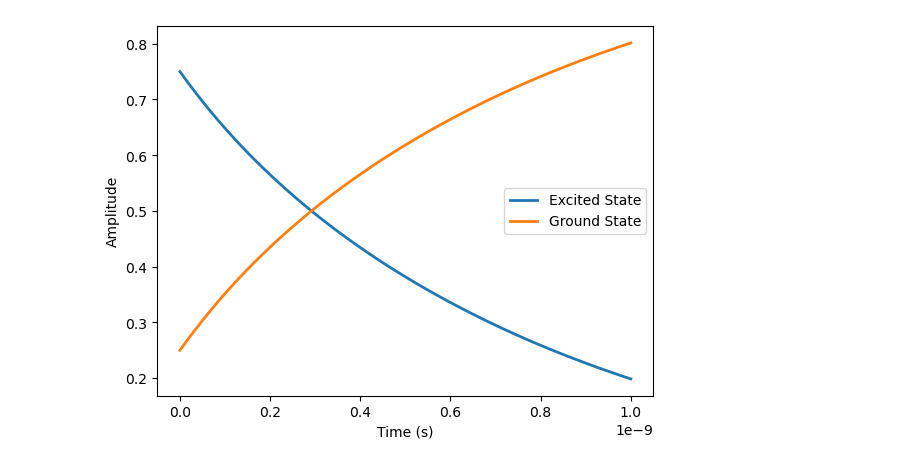
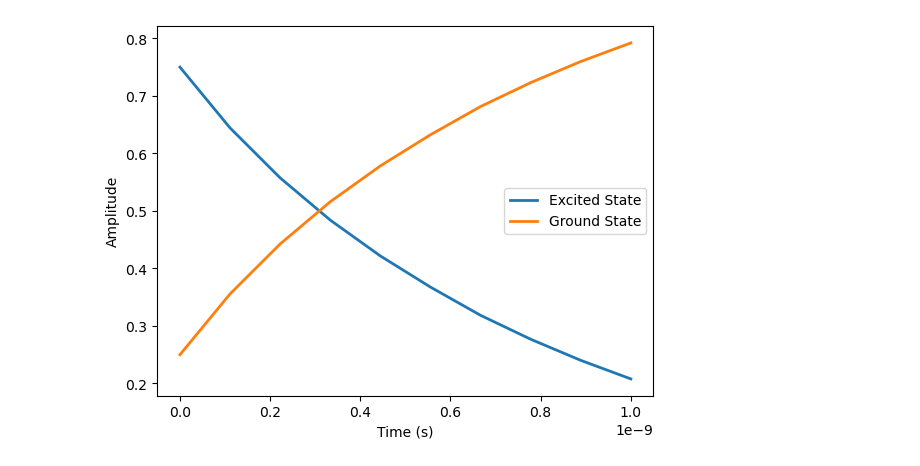
Before and after one commit to saurabhshivpuje/QMAD, a Jupyter notebook: examples/vectorized_AmpDamp.ipynb, the cells around one changed output. Saved outputs shown, nothing was run; the diff lists cells and outputs as text; code cells hidden in the pictures.

```diff
--- a/examples/vectorized_AmpDamp.ipynb
+++ b/examples/vectorized_AmpDamp.ipynb
@@ -19,7 +19,7 @@ sp = (sx + 1j * sy) / 2
 Id = np.eye(2, dtype=np.complex128)
 
 tf = 1000e-12
-dt = 1000e-14
+dt = 1000e-13
 gamma = 1.52e9
 H = np.eye(2, dtype=np.complex128)
 lind = sp
@@ -31,15 +31,15 @@ ansatz = Ansatz(u0, relrcut=1e-6)
 res = solve_avq_vect(H, ansatz, [0, tf], dt)
 # %%
 
-excited = [res.u[i][1, 1].real for i in range(100)]
-ground = [res.u[i][0, 0].real for i in range(100)]
-times = np.linspace(0, 1000e-12, 100)
+excited = [res.u[i][1, 1].real for i in range(10)]
+ground = [res.u[i][0, 0].real for i in range(10)]
+times = np.linspace(0, 1000e-12, 10)
 
 plt.plot(times, excited, label="Excited State", linewidth=2)
 plt.plot(times, ground, label="Ground State", linewidth=2)
 plt.xlabel("Time (s)")
 plt.ylabel("Amplitude")
 plt.legend()
 plt.show()
 # %% [output]
-[figure, old version]
+[figure, new version]
```
Also changed, not shown: parts of 2 cells of this notebook, 6 other files.
